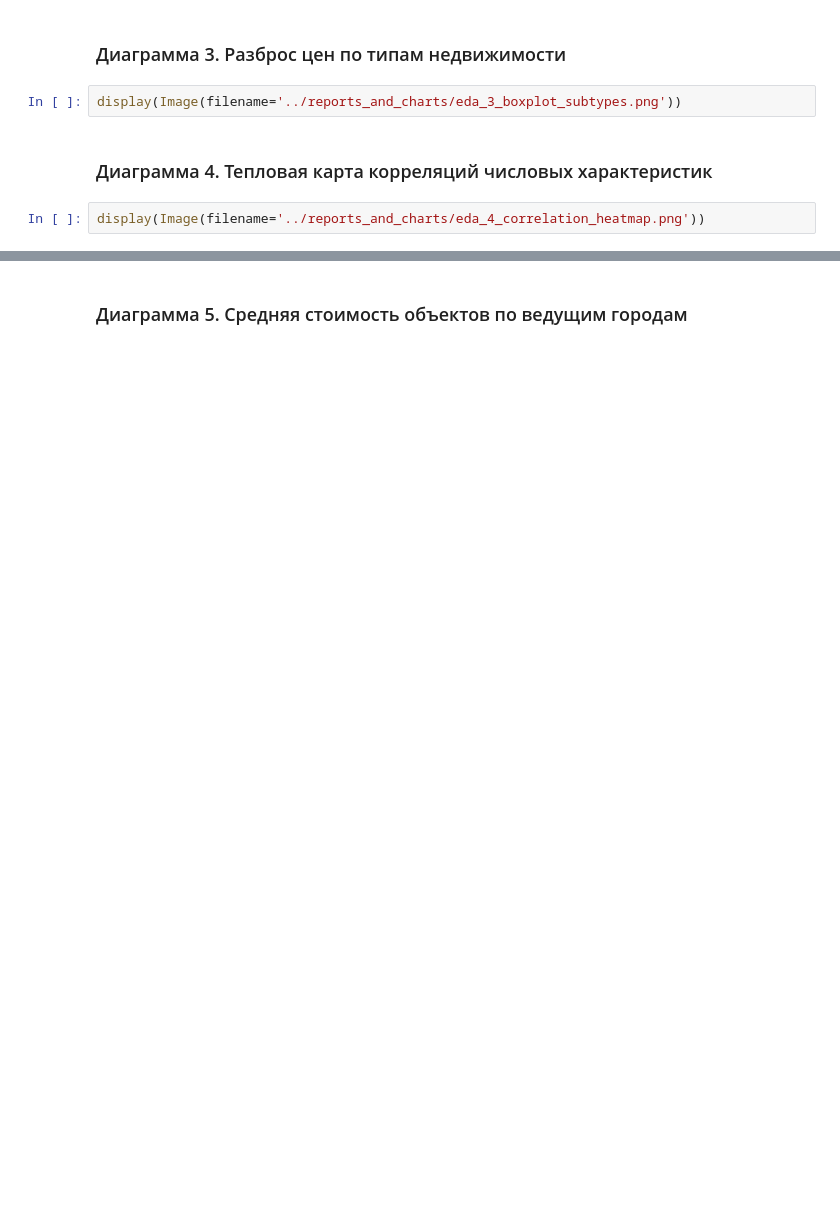
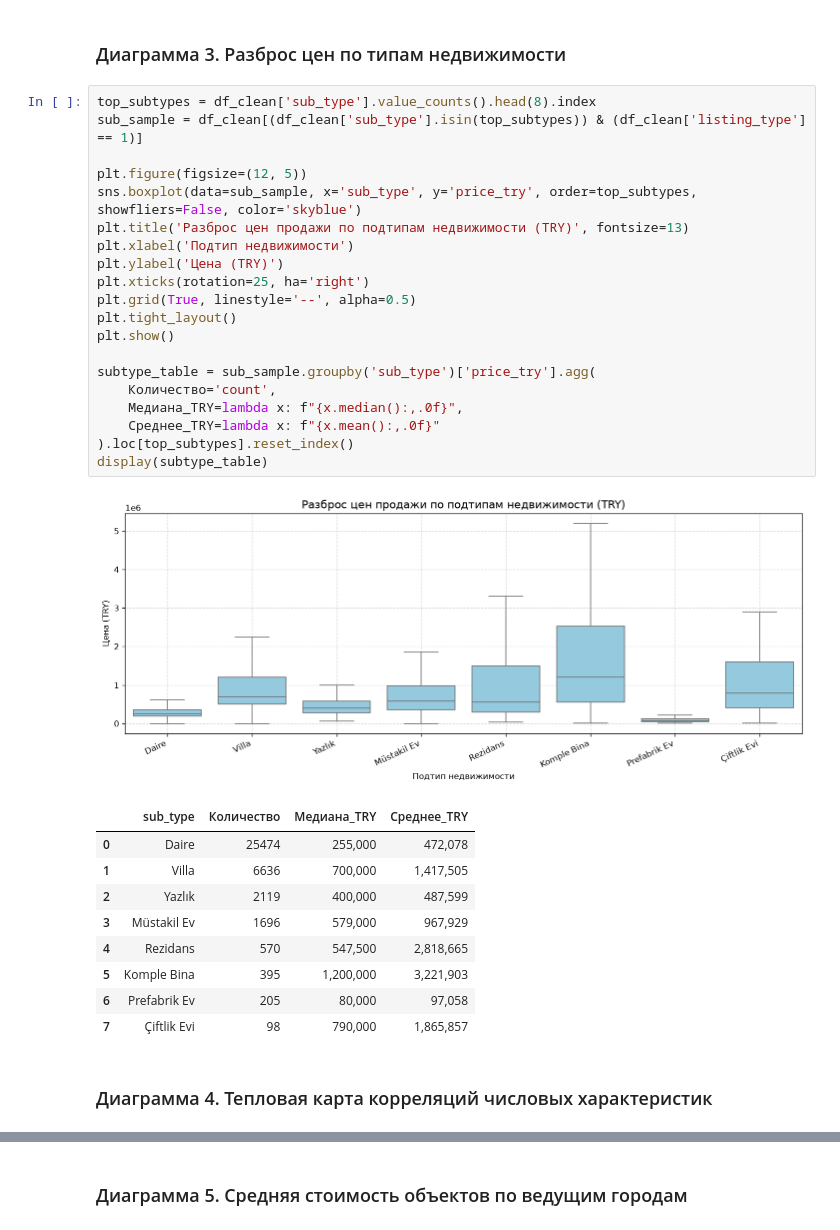
Before and after one commit to maksibatullinarturovich-lab/Moibd, a Jupyter notebook: moibd_estate/notebook/main.ipynb, the cells around one changed output, grey strips where cells are left out. Saved outputs shown, nothing was run; the diff lists cells and outputs as text; blank space fills up the shorter version.

```diff
--- a/moibd_estate/notebook/main.ipynb
+++ b/moibd_estate/notebook/main.ipynb
@@ -46,8 +134,35 @@ display(Image(filename='../reports_and_charts/eda_2_size_vs_price.png'))
 # %% [markdown]
 ### Диаграмма 3. Разброс цен по типам недвижимости
-# %%
-display(Image(filename='../reports_and_charts/eda_3_boxplot_subtypes.png'))
+# %%
+top_subtypes = df_clean['sub_type'].value_counts().head(8).index
+sub_sample = df_clean[(df_clean['sub_type'].isin(top_subtypes)) & (df_clean['listing_type'] == 1)]
+
+plt.figure(figsize=(12, 5))
+sns.boxplot(data=sub_sample, x='sub_type', y='price_try', order=top_subtypes, showfliers=False, color='skyblue')
+plt.title('Разброс цен продажи по подтипам недвижимости (TRY)', fontsize=13)
+plt.xlabel('Подтип недвижимости')
+plt.ylabel('Цена (TRY)')
+plt.xticks(rotation=25, ha='right')
+plt.grid(True, linestyle='--', alpha=0.5)
+plt.tight_layout()
+plt.show()
+
+subtype_table = sub_sample.groupby('sub_type')['price_try'].agg(
+    Количество='count',
+    Медиана_TRY=lambda x: f"{x.median():,.0f}",
+    Среднее_TRY=lambda x: f"{x.mean():,.0f}"
+).loc[top_subtypes].reset_index()
+display(subtype_table)
+# %% [output]
+[figure, added]
+|  | sub_type | Количество | Медиана_TRY | Среднее_TRY |
+| 0 | Daire | 25474 | 255,000 | 472,078 |
+| 1 | Villa | 6636 | 700,000 | 1,417,505 |
+| 2 | Yazlık | 2119 | 400,000 | 487,599 |
+| 3 | Müstakil Ev | 1696 | 579,000 | 967,929 |
+| 4 | Rezidans | 570 | 547,500 | 2,818,665 |
+| 5 | Komple Bina | 395 | 1,200,000 | 3,221,903 |
+| 6 | Prefabrik Ev | 205 | 80,000 | 97,058 |
+| 7 | Çiftlik Evi | 98 | 790,000 | 1,865,857 |
 # %% [markdown]
 ### Диаграмма 4. Тепловая карта корреляций числовых характеристик
-# %%
-display(Image(filename='../reports_and_charts/eda_4_correlation_heatmap.png'))
```
Also changed, not shown: parts of 24 cells of this notebook, 2 other files.
